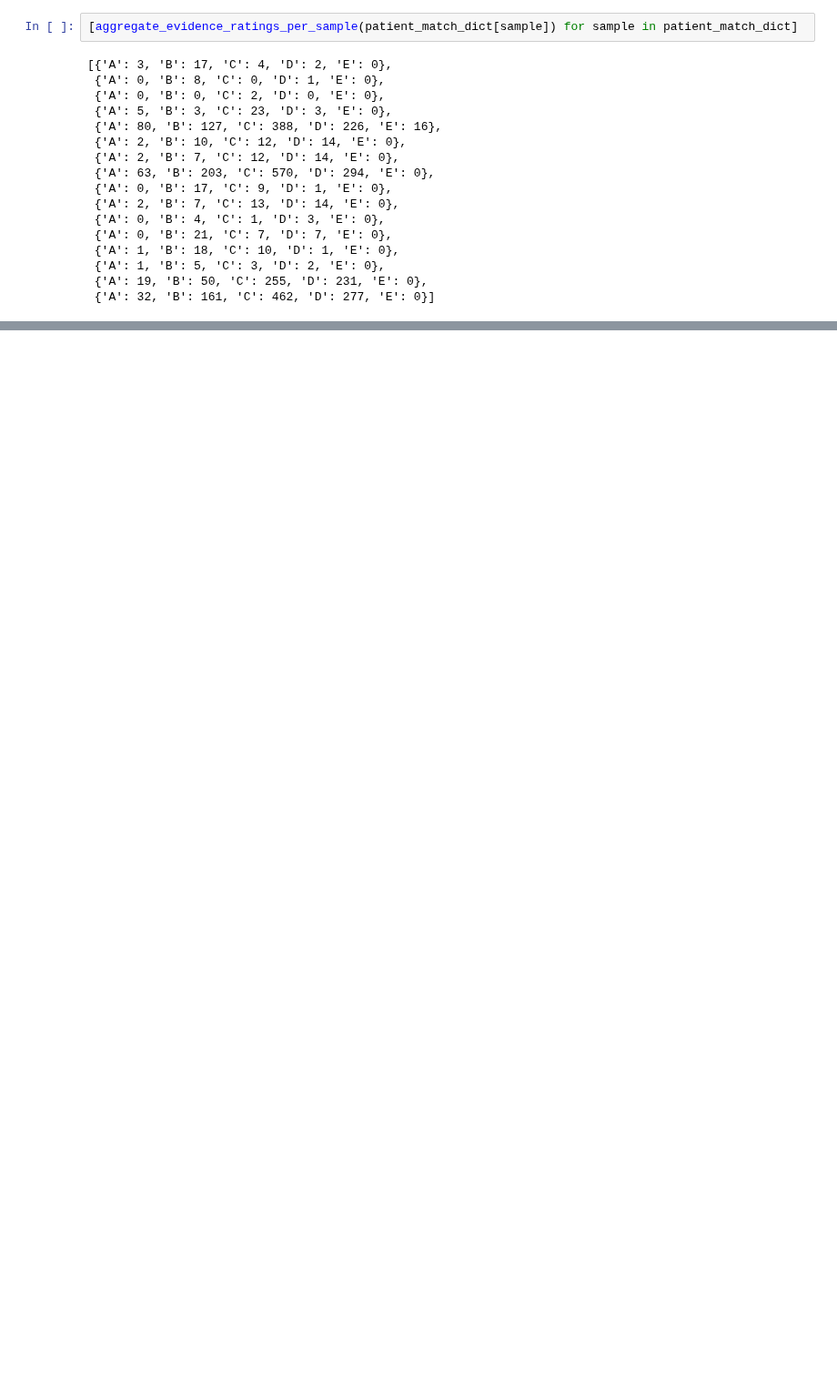
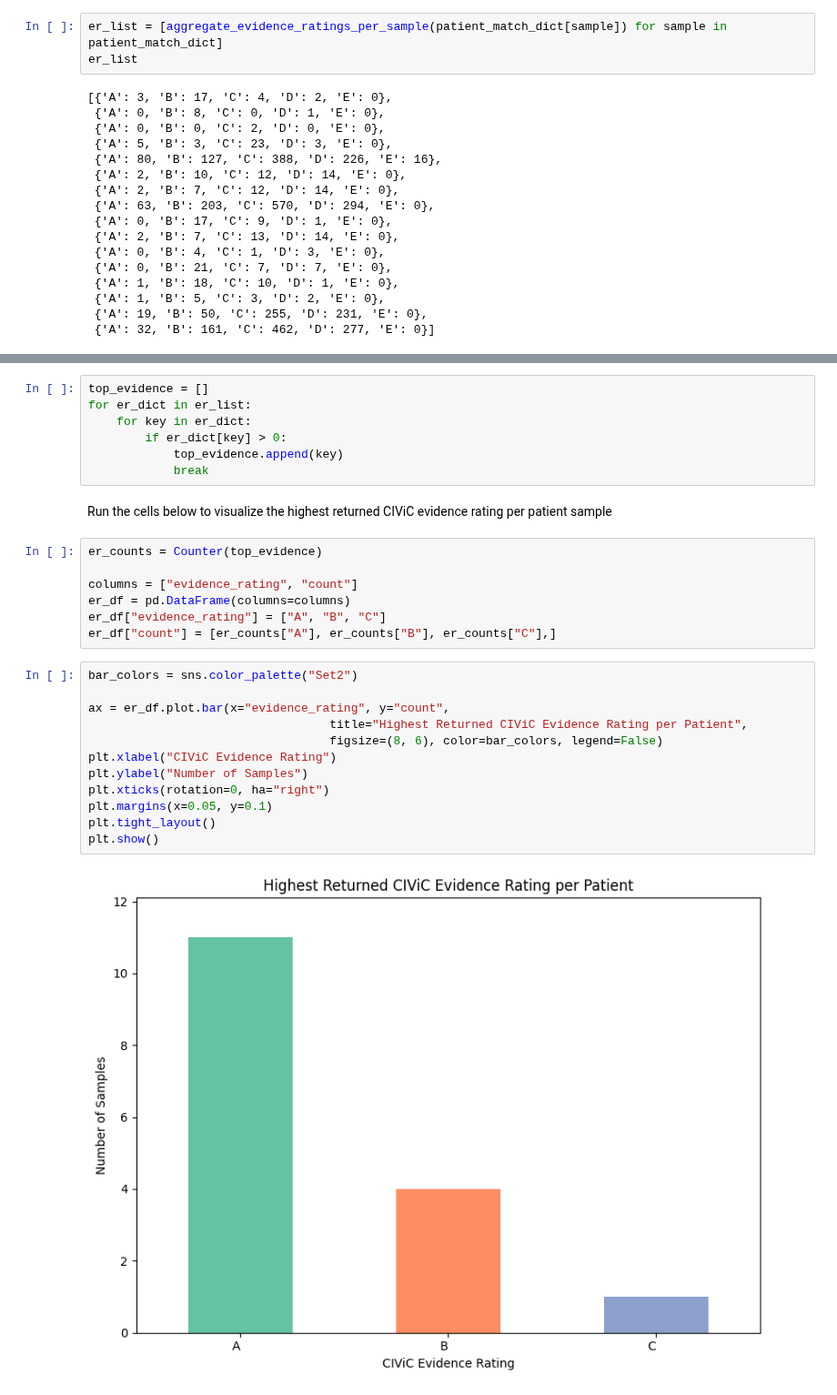
Before and after one commit to cancervariants/fusor, a Jupyter notebook: notebooks/demonstrative_analysis/demonstrative_analysis.ipynb, the cells around one changed output, grey strips where cells are left out. Shown at 91% size. Cells and saved outputs as stored; diff of their text form; blank space fills up the shorter version.

Commit message:
Visualize highest returned CIViC evidence rating

```diff
--- a/notebooks/demonstrative_analysis/demonstrative_analysis.ipynb
+++ b/notebooks/demonstrative_analysis/demonstrative_analysis.ipynb
@@ -315,7 +315,8 @@ def aggregate_evidence_ratings_per_sample(matches: list[list[tuple[CategoricalFu
 ### Compute the ratings of returned evidence at the patient level
 Run the cell below to generate a list of dictionaries describing the returned evidence ratings for each patient sample. This output is limited to returned fusions from CIViC. It is possible for different `MolecularProfile` objects to share the same evidence IDs, so the counts below represent **aggregate** evidence ratings counts.
 # %%
-[aggregate_evidence_ratings_per_sample(patient_match_dict[sample]) for sample in patient_match_dict]
+er_list = [aggregate_evidence_ratings_per_sample(patient_match_dict[sample]) for sample in patient_match_dict]
+er_list
 # %% [output]
 [{'A': 3, 'B': 17, 'C': 4, 'D': 2, 'E': 0},
  {'A': 0, 'B': 8, 'C': 0, 'D': 1, 'E': 0},
@@ -335,0 +340,30 @@ Run the cell below to generate a list of dictionaries describing the returned ev
+# %%
+top_evidence = []
+for er_dict in er_list:
+    for key in er_dict:
+        if er_dict[key] > 0:
+            top_evidence.append(key)
+            break
+# %% [markdown]
+Run the cells below to visualize the highest returned CIViC evidence rating per patient sample
+# %%
+er_counts = Counter(top_evidence)
+
+columns = ["evidence_rating", "count"]
+er_df = pd.DataFrame(columns=columns)
+er_df["evidence_rating"] = ["A", "B", "C"]
+er_df["count"] = [er_counts["A"], er_counts["B"], er_counts["C"],]
+# %%
+bar_colors = sns.color_palette("Set2")
+
+ax = er_df.plot.bar(x="evidence_rating", y="count",
+                                  title="Highest Returned CIViC Evidence Rating per Patient",
+                                  figsize=(8, 6), color=bar_colors, legend=False)
+plt.xlabel("CIViC Evidence Rating")
+plt.ylabel("Number of Samples")
+plt.xticks(rotation=0, ha="right")
+plt.margins(x=0.05, y=0.1)
+plt.tight_layout()
+plt.show()
+# %% [output]
+[figure, added]
```
Also changed, not shown: parts of 1 cell of this notebook.
